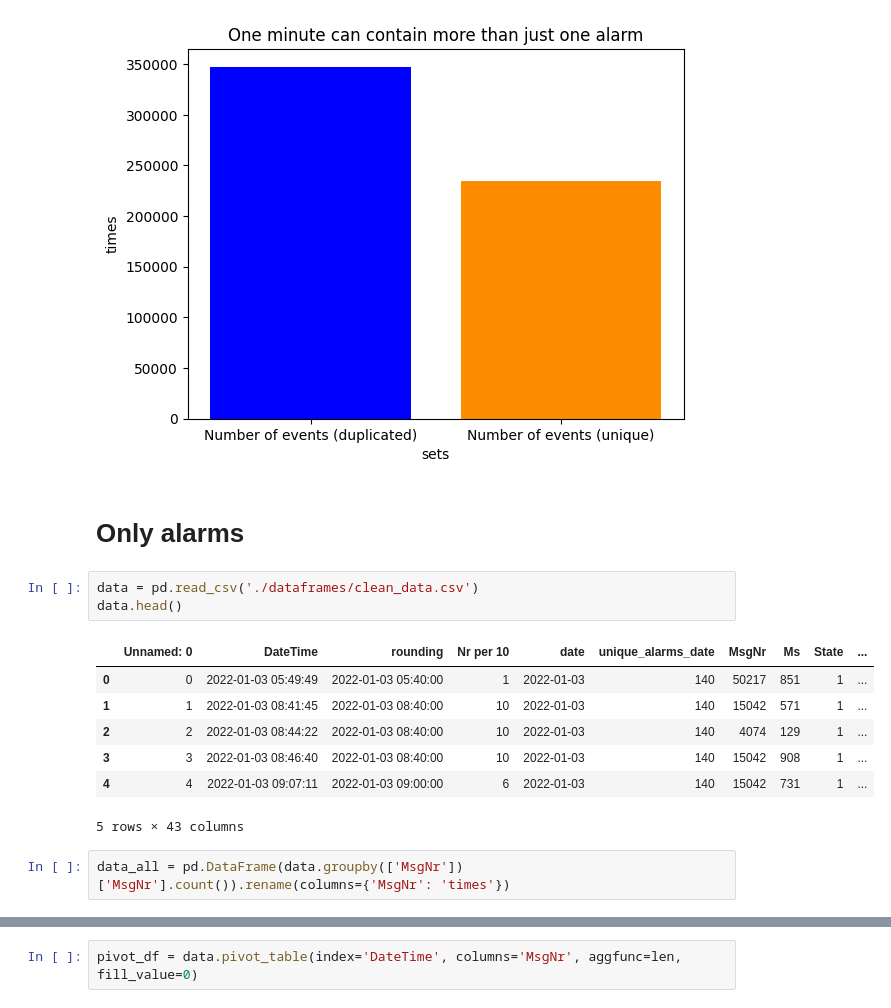
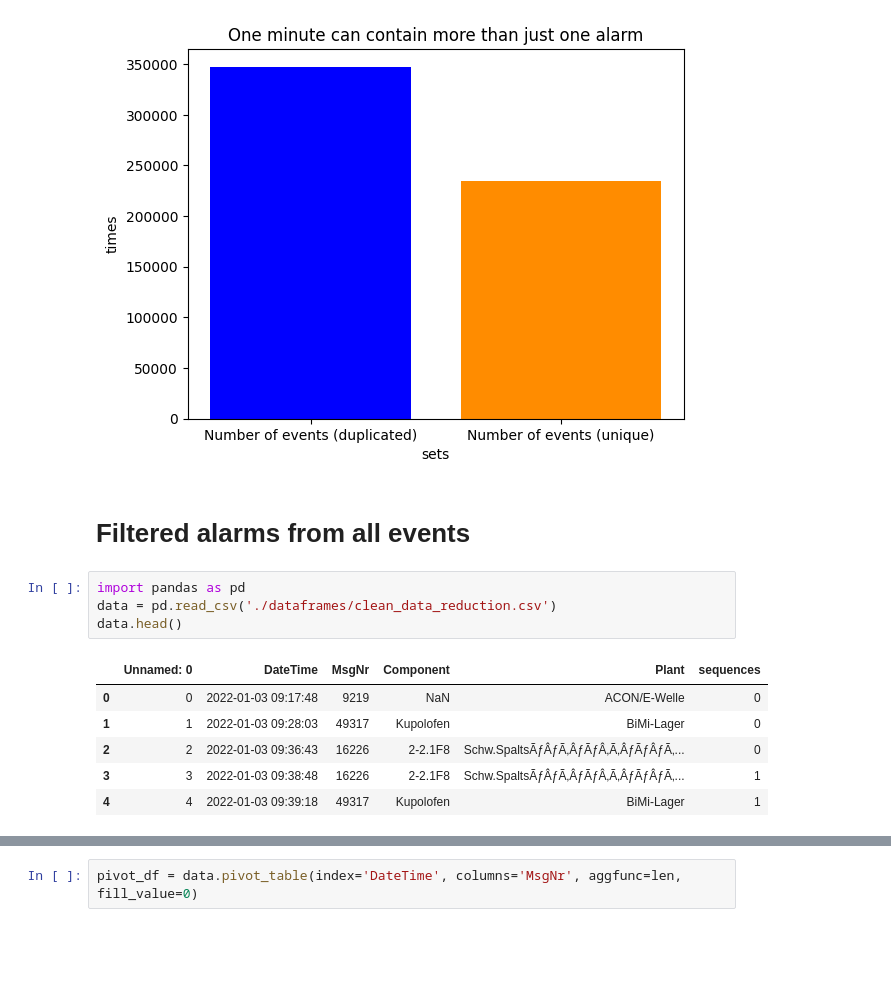
Before and after one commit to manueldelangel/alarm, a Jupyter notebook: apriori.ipynb, the cells around one changed output, grey strips where cells are left out. Drawn from its saved outputs; the diff is of its cells as text; blank space fills up the shorter version.

```diff
--- a/apriori.ipynb
+++ b/apriori.ipynb
@@ -338,18 +191,16 @@ plt.ylabel("times")
 # %% [output]
 Text(0, 0.5, 'times')
 [figure]
-# %% [markdown]
-# Only alarms
+# %% [markdown]
+# Filtered alarms from all events
 # %%
-data = pd.read_csv('./dataframes/clean_data.csv')
+import pandas as pd
+data = pd.read_csv('./dataframes/clean_data_reduction.csv')
 data.head()
 # %% [output]
-|  | Unnamed: 0 | DateTime | rounding | Nr per 10 | date | unique_alarms_date | MsgNr | Ms | State | ... |
-| 0 | 0 | 2022-01-03 05:49:49 | 2022-01-03 05:40:00 | 1 | 2022-01-03 | 140 | 50217 | 851 | 1 | ... |
-| 1 | 1 | 2022-01-03 08:41:45 | 2022-01-03 08:40:00 | 10 | 2022-01-03 | 140 | 15042 | 571 | 1 | ... |
-| 2 | 2 | 2022-01-03 08:44:22 | 2022-01-03 08:40:00 | 10 | 2022-01-03 | 140 | 4074 | 129 | 1 | ... |
-| 3 | 3 | 2022-01-03 08:46:40 | 2022-01-03 08:40:00 | 10 | 2022-01-03 | 140 | 15042 | 908 | 1 | ... |
-| 4 | 4 | 2022-01-03 09:07:11 | 2022-01-03 09:00:00 | 6 | 2022-01-03 | 140 | 15042 | 731 | 1 | ... |
+|  | Unnamed: 0 | DateTime | MsgNr | Component | Plant | sequences |
+| 0 | 0 | 2022-01-03 09:17:48 | 9219 | NaN | ACON/E-Welle | 0 |
+| 1 | 1 | 2022-01-03 09:28:03 | 49317 | Kupolofen | BiMi-Lager | 0 |
+| 2 | 2 | 2022-01-03 09:36:43 | 16226 | 2-2.1F8 | Schw.SpaltsÃƒÂƒÃ‚ÂƒÃƒÂ‚Ã‚ÂƒÃƒÂƒÃ‚... | 0 |
+| 3 | 3 | 2022-01-03 09:38:48 | 16226 | 2-2.1F8 | Schw.SpaltsÃƒÂƒÃ‚ÂƒÃƒÂ‚Ã‚ÂƒÃƒÂƒÃ‚... | 1 |
+| 4 | 4 | 2022-01-03 09:39:18 | 49317 | Kupolofen | BiMi-Lager | 1 |
-5 rows × 43 columns
-# %%
-data_all = pd.DataFrame(data.groupby(['MsgNr'])['MsgNr'].count()).rename(columns={'MsgNr': 'times'})
```
Also changed, not shown: parts of 54 cells of this notebook, 13 other files.
